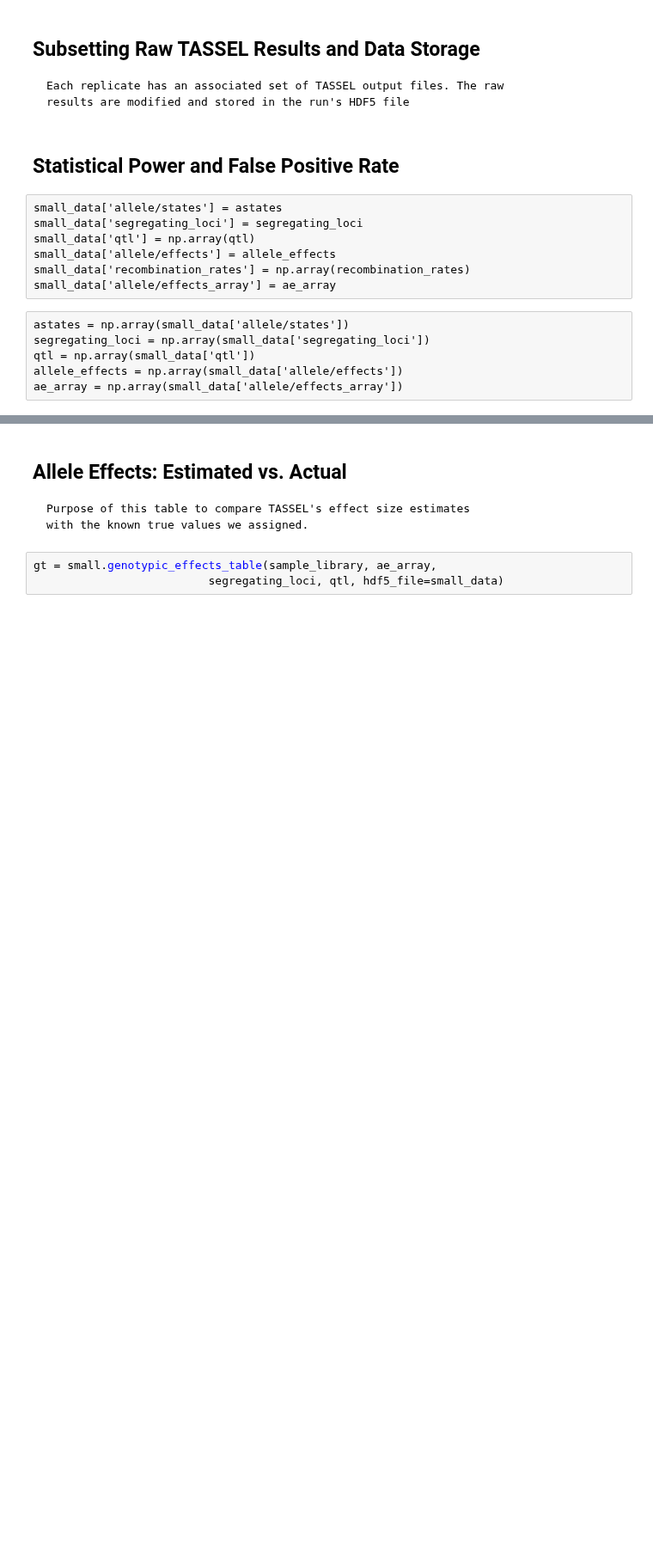
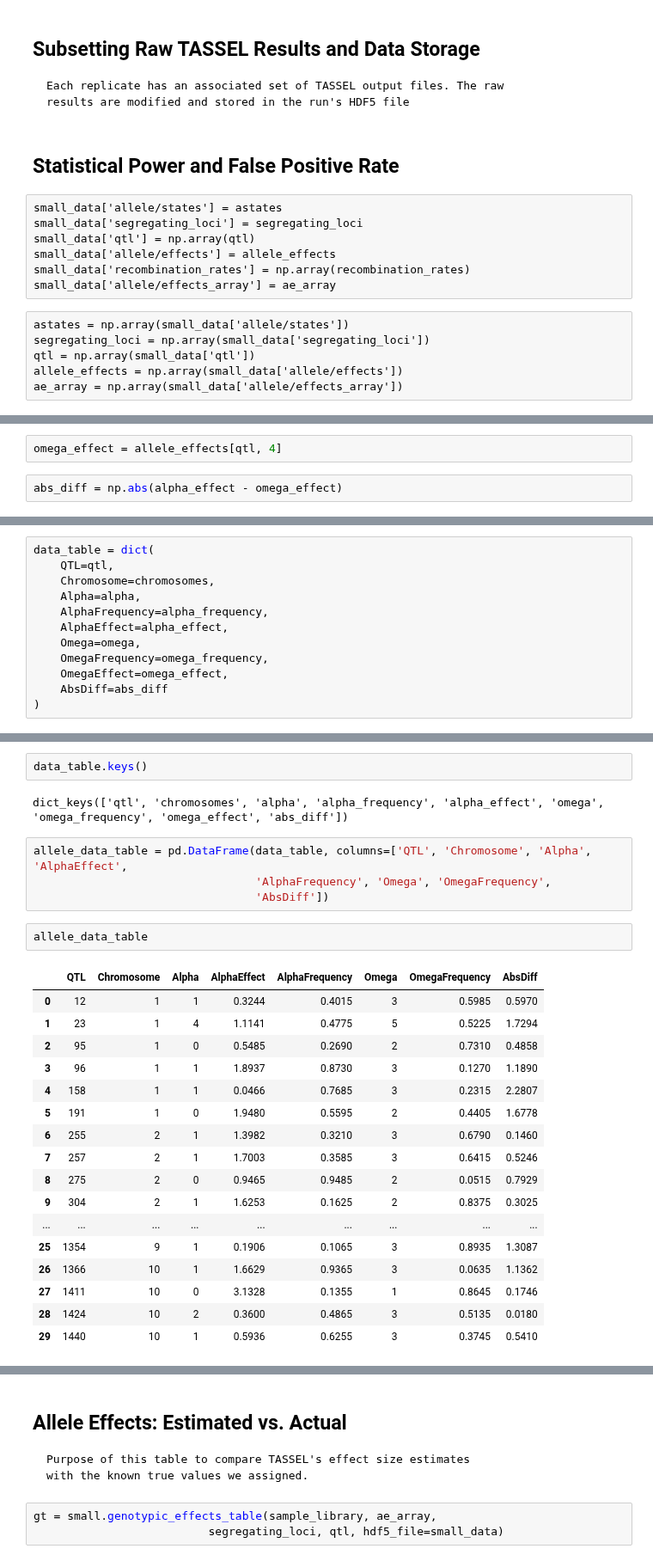
Before and after one commit to maizeatlas/saegus, a Jupyter notebook: devel/magic/1478/small_scale_run.ipynb, the cells around one changed output, grey strips where cells are left out. Shown at 86% size. Drawn from its saved outputs; the diff is of its cells as text; blank space fills up the shorter version.

Commit message:
Primarily committing to preserve the derived data tables found in "small_scale_run.pynb". I am in the process of using them to write the introduction for my proposal defense.

```diff
--- a/devel/magic/1478/small_scale_run.ipynb
+++ b/devel/magic/1478/small_scale_run.ipynb
@@ -340,0 +490,4 @@ power_fprs
+# %%
+omega_effect = allele_effects[qtl, 4]
+# %%
+abs_diff = np.abs(alpha_effect - omega_effect)
@@ -340,0 +741,12 @@ power_fprs
+# %%
+data_table = dict(
+    QTL=qtl,
+    Chromosome=chromosomes,
+    Alpha=alpha,
+    AlphaFrequency=alpha_frequency,
+    AlphaEffect=alpha_effect,
+    Omega=omega,
+    OmegaFrequency=omega_frequency,
+    OmegaEffect=omega_effect,
+    AbsDiff=abs_diff
+)
@@ -340,0 +773,28 @@ power_fprs
+# %%
+data_table.keys()
+# %% [output]
+dict_keys(['qtl', 'chromosomes', 'alpha', 'alpha_frequency', 'alpha_effect', 'omega', 'omega_frequency', 'omega_effect', 'abs_diff'])
+# %%
+allele_data_table = pd.DataFrame(data_table, columns=['QTL', 'Chromosome', 'Alpha', 'AlphaEffect',
+                                 'AlphaFrequency', 'Omega', 'OmegaFrequency',
+                                 'AbsDiff'])
+# %%
+allele_data_table
+# %% [output]
+|  | QTL | Chromosome | Alpha | AlphaEffect | AlphaFrequency | Omega | OmegaFrequency | AbsDiff |
+| 0 | 12 | 1 | 1 | 0.3244 | 0.4015 | 3 | 0.5985 | 0.5970 |
+| 1 | 23 | 1 | 4 | 1.1141 | 0.4775 | 5 | 0.5225 | 1.7294 |
+| 2 | 95 | 1 | 0 | 0.5485 | 0.2690 | 2 | 0.7310 | 0.4858 |
+| 3 | 96 | 1 | 1 | 1.8937 | 0.8730 | 3 | 0.1270 | 1.1890 |
+| 4 | 158 | 1 | 1 | 0.0466 | 0.7685 | 3 | 0.2315 | 2.2807 |
+| 5 | 191 | 1 | 0 | 1.9480 | 0.5595 | 2 | 0.4405 | 1.6778 |
+| 6 | 255 | 2 | 1 | 1.3982 | 0.3210 | 3 | 0.6790 | 0.1460 |
+| 7 | 257 | 2 | 1 | 1.7003 | 0.3585 | 3 | 0.6415 | 0.5246 |
+| 8 | 275 | 2 | 0 | 0.9465 | 0.9485 | 2 | 0.0515 | 0.7929 |
+| 9 | 304 | 2 | 1 | 1.6253 | 0.1625 | 2 | 0.8375 | 0.3025 |
+| ... | ... | ... | ... | ... | ... | ... | ... | ... |
+| 25 | 1354 | 9 | 1 | 0.1906 | 0.1065 | 3 | 0.8935 | 1.3087 |
+| 26 | 1366 | 10 | 1 | 1.6629 | 0.9365 | 3 | 0.0635 | 1.1362 |
+| 27 | 1411 | 10 | 0 | 3.1328 | 0.1355 | 1 | 0.8645 | 0.1746 |
+| 28 | 1424 | 10 | 2 | 0.3600 | 0.4865 | 3 | 0.5135 | 0.0180 |
+| 29 | 1440 | 10 | 1 | 0.5936 | 0.6255 | 3 | 0.3745 | 0.5410 |
```
Also changed, not shown: parts of 137 cells of this notebook, 1 other file.
